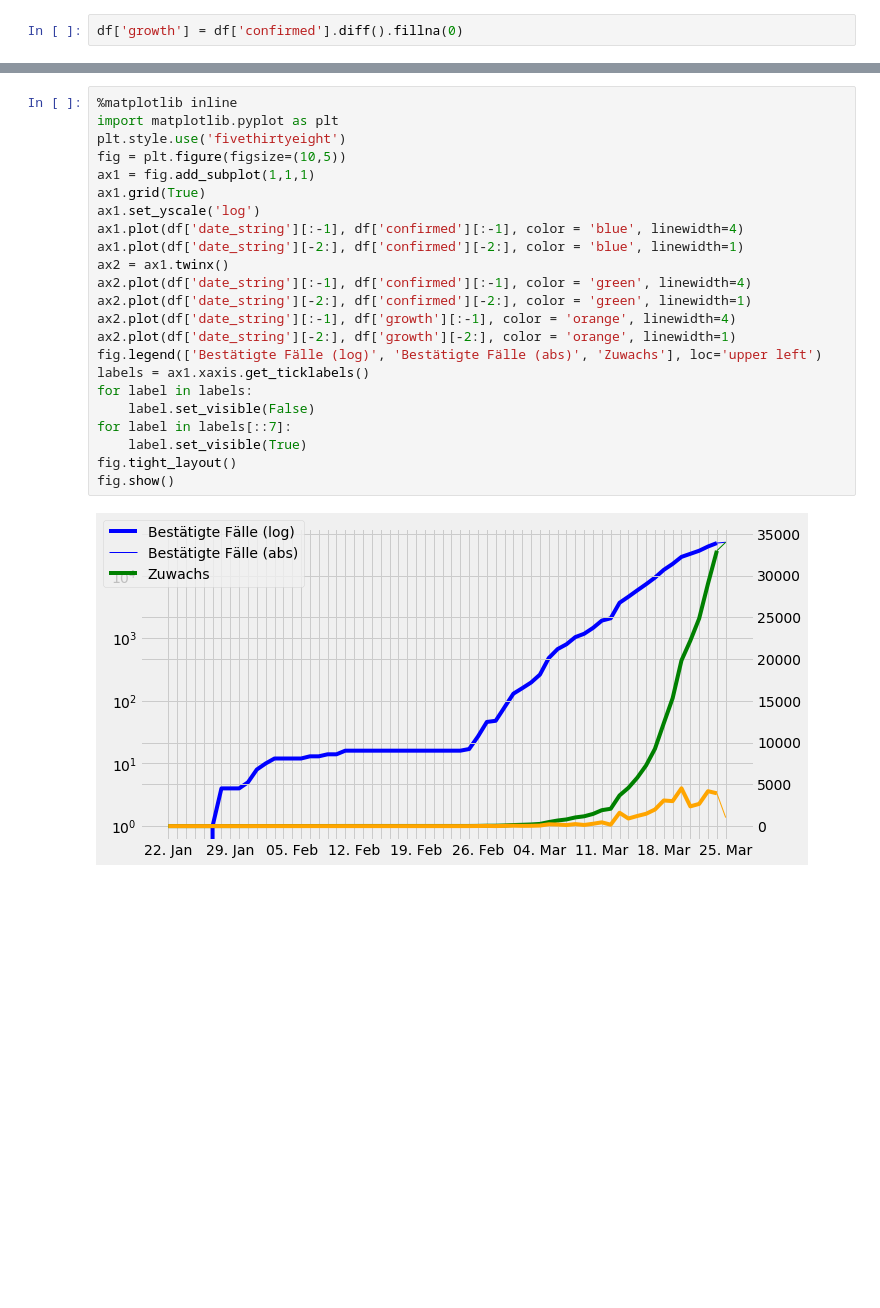
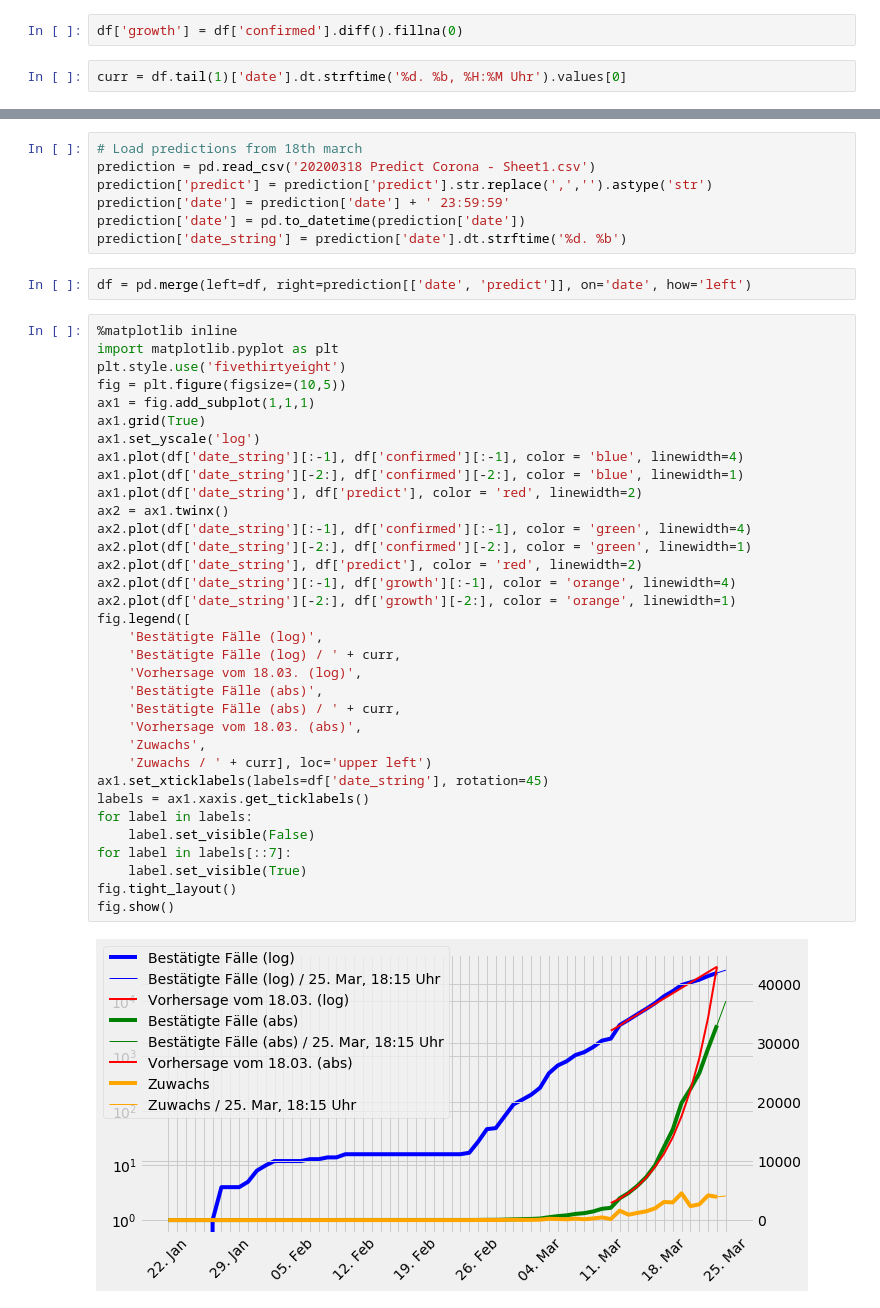
Before and after one commit to moritzknorr/corona, a Jupyter notebook: 02 Country.ipynb, the cells around one changed output, grey strips where cells are left out. Cells and saved outputs as stored; diff of their text form; blank space fills up the shorter version.

```diff
--- a/02 Country.ipynb
+++ b/02 Country.ipynb
@@ -8,4 +8,6 @@ country = 'Germany'
 df = df[df['country'] == country]
 # %%
 df['growth'] = df['confirmed'].diff().fillna(0)
+# %%
+curr = df.tail(1)['date'].dt.strftime('%d. %b, %H:%M Uhr').values[0]
 # %%
@@ -21,25 +23,45 @@ df.tail(5)
+# %%
+# Load predictions from 18th march
+prediction = pd.read_csv('20200318 Predict Corona - Sheet1.csv')
+prediction['predict'] = prediction['predict'].str.replace(',','').astype('str')
+prediction['date'] = prediction['date'] + ' 23:59:59'
+prediction['date'] = pd.to_datetime(prediction['date'])
+prediction['date_string'] = prediction['date'].dt.strftime('%d. %b')
+# %%
+df = pd.merge(left=df, right=prediction[['date', 'predict']], on='date', how='left')
 # %%
 %matplotlib inline
 import matplotlib.pyplot as plt
 plt.style.use('fivethirtyeight')
 fig = plt.figure(figsize=(10,5))
 ax1 = fig.add_subplot(1,1,1)
 ax1.grid(True)
 ax1.set_yscale('log')
 ax1.plot(df['date_string'][:-1], df['confirmed'][:-1], color = 'blue', linewidth=4)
 ax1.plot(df['date_string'][-2:], df['confirmed'][-2:], color = 'blue', linewidth=1)
+ax1.plot(df['date_string'], df['predict'], color = 'red', linewidth=2)
 ax2 = ax1.twinx()
 ax2.plot(df['date_string'][:-1], df['confirmed'][:-1], color = 'green', linewidth=4)
 ax2.plot(df['date_string'][-2:], df['confirmed'][-2:], color = 'green', linewidth=1)
+ax2.plot(df['date_string'], df['predict'], color = 'red', linewidth=2)
 ax2.plot(df['date_string'][:-1], df['growth'][:-1], color = 'orange', linewidth=4)
 ax2.plot(df['date_string'][-2:], df['growth'][-2:], color = 'orange', linewidth=1)
-fig.legend(['Bestätigte Fälle (log)', 'Bestätigte Fälle (abs)', 'Zuwachs'], loc='upper left')
+fig.legend([
+    'Bestätigte Fälle (log)',
+    'Bestätigte Fälle (log) / ' + curr,
+    'Vorhersage vom 18.03. (log)',
+    'Bestätigte Fälle (abs)',
+    'Bestätigte Fälle (abs) / ' + curr,
+    'Vorhersage vom 18.03. (abs)',
+    'Zuwachs',
+    'Zuwachs / ' + curr], loc='upper left')
+ax1.set_xticklabels(labels=df['date_string'], rotation=45)
 labels = ax1.xaxis.get_ticklabels()
 for label in labels:
     label.set_visible(False)
 for label in labels[::7]:
     label.set_visible(True)
 fig.tight_layout()
 fig.show()
 # %% [output]
-[figure, old version]
+[figure, new version]
```
Also changed, not shown: parts of 2 cells of this notebook, 2 other files.
